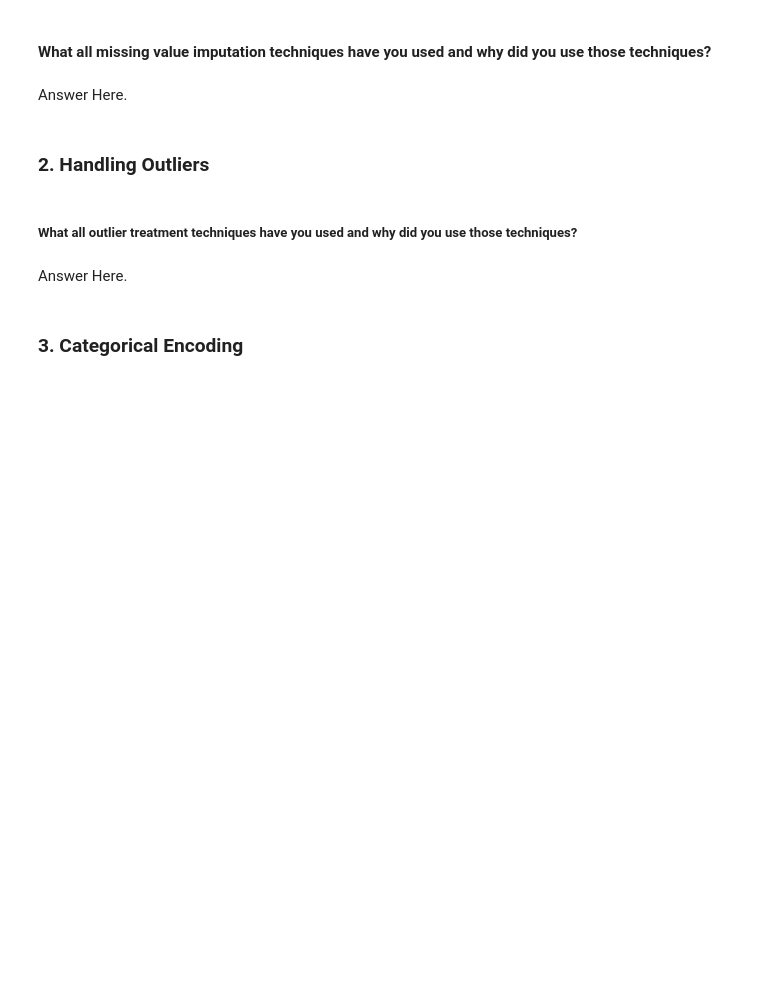
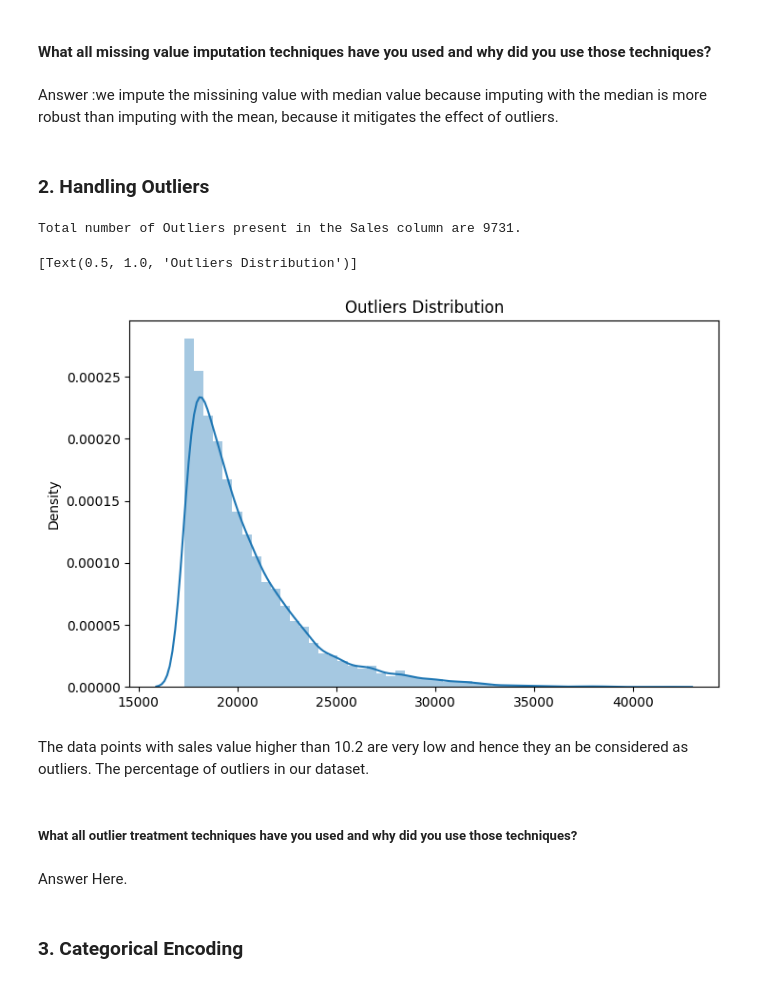
Before and after one commit to Achin120/Achin-Rossmann-Sales-Prediction---Capstone-Project.ipynb-, a Jupyter notebook: Achin_Rossmann_Sales_Prediction_Capstone_Project.ipynb, the cells around one changed output. Cells and saved outputs as stored; diff of their text form; code cells hidden in the pictures; blank space fills up the shorter version.

```diff
--- a/Achin_Rossmann_Sales_Prediction_Capstone_Project.ipynb
+++ b/Achin_Rossmann_Sales_Prediction_Capstone_Project.ipynb
@@ -1001,0 +969,12 @@ Answer Here.
+# %%
+# filling competition distance with the median value
+df['CompetitionDistance'].fillna(df['CompetitionDistance'].median(), inplace = True)
+# %%
+# filling competition open since month and year with the most occuring values of the columns i.e modes of those columns
+df['CompetitionOpenSinceMonth'].fillna(df['CompetitionOpenSinceMonth'].mode()[0], inplace = True)
+df['CompetitionOpenSinceYear'].fillna(df['CompetitionOpenSinceYear'].mode()[0], inplace = True)
+# %%
+# imputing the nan values of promo2 related columns with 0
+df['Promo2SinceWeek'].fillna(value=0,inplace=True)
+df['Promo2SinceYear'].fillna(value=0,inplace=True)
+df['PromoInterval'].fillna(value=0,inplace=True)
@@ -1002,6 +1001,6 @@ Answer Here.
 # %% [markdown]
 #### What all missing value imputation techniques have you used and why did you use those techniques?
-# %% [markdown]
-Answer Here.
+# %% [markdown]
+Answer :we impute the missining value with median value because imputing with the median is more robust than imputing with the mean, because it mitigates the effect of outliers.
 # %% [markdown]
 ### 2. Handling Outliers
@@ -1010,3 +1007,26 @@ Answer Here.
+# %%
+# Handling Outliers & Outlier treatments
+#code to seperate outliers
+mean_sales = np.mean(df['Sales']) #mean
+sd_sales = np.std(df['Sales'])   #standard deviation
+#More than 3 standard deviation is an outlier
+threshold = 3
+#code to identify them
+outliers = []
+for value in df['Sales']:
+    z_score = (value-mean_sales)/sd_sales
+    if z_score > threshold:
+        outliers.append(value)
+#total no of outliers
+print(f'Total number of Outliers present in the Sales column are {len(outliers)}.')
+#plotting the outlier distribution
+sns.distplot(x=outliers).set(title='Outliers Distribution')
+# %% [output]
+Total number of Outliers present in the Sales column are 9731.
+[Text(0.5, 1.0, 'Outliers Distribution')]
+[figure, added]
+# %% [markdown]
+The data points with sales value higher than 10.2 are very low and hence they an be considered as outliers. The percentage of outliers in our dataset.
 # %% [markdown]
 ##### What all outlier treatment techniques have you used and why did you use those techniques?
 # %% [markdown]
```
Also changed, not shown: parts of 91 cells of this notebook.
